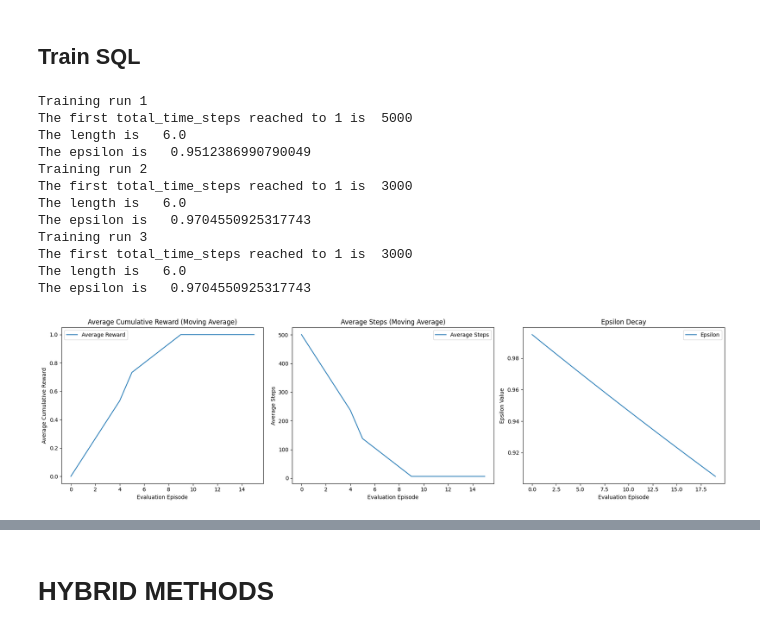
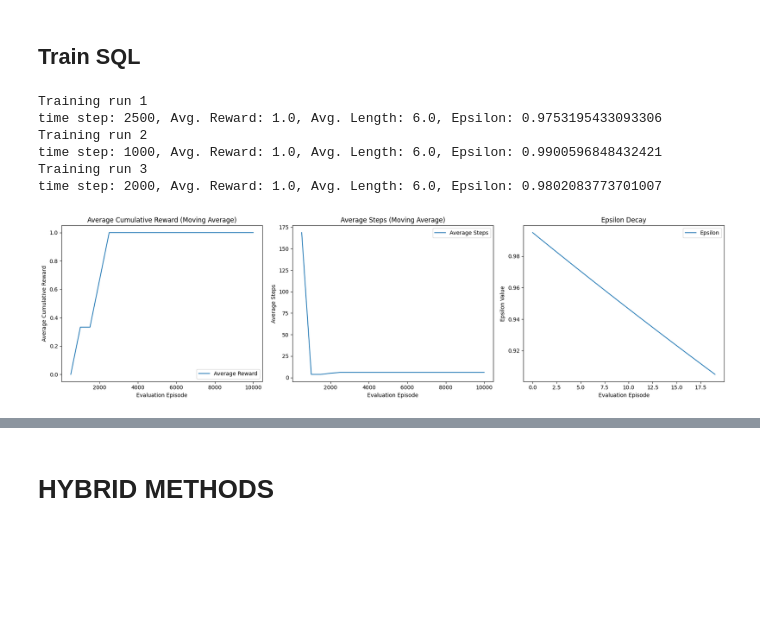
Before and after one commit to mahtabbm/RL_playground, a Jupyter notebook: frozenlake_variants.ipynb, the cells around one changed output, grey strips where cells are left out. Cells and saved outputs as stored; diff of their text form; code cells hidden in the pictures; blank space fills up the shorter version.

```diff
--- a/frozenlake_variants.ipynb
+++ b/frozenlake_variants.ipynb
@@ -239,13 +326,12 @@ all_results = []
 
 for run in range(num_runs):
     print(f"Training run {run + 1}")
-    q_table, rewards, lengths, epsilons, total_steps = train_q_learing(env, episodes=2000, eval_episodes=1, eval_every=1)
+    q_table, rewards, lengths, epsilons, time_steps = train_q_learing(env, episodes=500, eval_episodes=1, eval_every=1)
     all_results.append((rewards, lengths, epsilons))
 
 avg_rewards, avg_lengths, avg_epsilons = average_results(all_results, num_evals=len(all_results[0][0]))
 
-_plot_evaluation(avg_rewards, avg_lengths, avg_epsilons, title="Q-learning FL4x4 (Averaged over 3 runs)", window_size=5)
-print(f"Final Q-Table by taking {total_steps} steps:")
+_plot_evaluation(avg_rewards, avg_lengths, avg_epsilons, time_steps,  title="Q-learning FL4x4 (Averaged over 3 runs)", window_size=5)
 print(q_table)
 # %% [output]
 Training run 1
@@ -372,13 +457,13 @@ def train_double_q_learning(
     q_table_b = initialize_random_q_table(env)
 
     epsilon = initial_epsilon
-    rewards, lengths, epsilons = [], [], []
+    rewards, lengths, epsilons, time_steps = [], [], [], []
     env.reset(seed=1234)
     first = True
     total_steps = 0
 
     for episode in range(episodes):
-        state = env.reset()[0]
+        state = env.reset(seed=1234)[0]
         done = False
 
         while not done:
@@ -402,26 +487,24 @@ def train_double_q_learning(
             total_steps += 1
             state = next_state
             # If done (if we're dead) : finish episode
-            if done:
-                break
+
 
         epsilon = max(min_epsilon, epsilon_decay * epsilon)
 
-        if (episode + 1) % eval_every == 0:
+        if (total_steps + 1) % eval_every == 0:
             avg_reward, avg_length = evaluate_policy(
                 env, q_table_a + q_table_b, eval_episodes
             )
             if first and avg_reward:
                 first = False
-                print("The first episode reached to 1 is ", episode)
-                print("The length is ", avg_length)
-                print("The epsilon is ", epsilon)
+                print(f"Episode: {episode+1}, Time Step: {total_steps + 1}, Avg. Reward: {avg_reward}, Avg. Length: {avg_length}, Epsilon: {epsilon}")
+            time_steps.append(total_steps)
             rewards.append(avg_reward)
             lengths.append(avg_length)
             epsilons.append(epsilon)
 
     print("Double Q-learning training completed.")
-    return q_table_a, q_table_b, rewards, lengths, epsilons, total_steps
+    return q_table_a, q_table_b, rewards, lengths, epsilons, time_steps
 # %%
 env = gym.make('FrozenLake-v1', is_slippery=False)
 
@@ -430,12 +513,12 @@ all_results = []
 
 for run in range(num_runs):
     print(f"Training run {run + 1}")
-    q_table, _, rewards, lengths, epsilons, total_steps = train_double_q_learning(env, episodes=10000, eval_episodes=1, eval_every=1)
+    q_table, _, rewards, lengths, epsilons, time_steps = train_double_q_learning(env, episodes=10000, eval_episodes=1, eval_every=1)
     all_results.append((rewards, lengths, epsilons))
 
 avg_rewards, avg_lengths, avg_epsilons = average_results(all_results, num_evals=len(all_results[0][0]))
 
-_plot_evaluation(avg_rewards, avg_lengths, avg_epsilons, title="DQL FL4x4 ", window_size=5)
+_plot_evaluation(avg_rewards, avg_lengths, avg_epsilons, time_steps, title="DQL FL4x4 ", window_size=5)
 print(f"Final Q-Table by taking {total_steps} steps:")
 print(q_table)
 # %% [output]
@@ -523,7 +600,7 @@ Final Q-Table by taking 234451 steps:
 ## Train SQL
 # %%
 def asynchronous_speedy_q_learning(
-        env, alpha=0.1, epsilon=1.0, gamma=0.99, total_time_steps=10000,
+        env, epsilon=1.0, gamma=0.99, total_time_steps=10000,
         eval_every: int = 100,
         eval_episodes: int = 10,
         epsilon_decay=0.99999,
@@ -531,7 +608,7 @@ def asynchronous_speedy_q_learning(
 ):
     state_space = env.observation_space.n
     action_space = env.action_space.n
-
+    alpha = 1
     # Initialize Q-tables and state visit counts
     Q_k = initialize_random_q_table(env)
     Q_k_minus_1 = np.copy(Q_k)
@@ -539,7 +616,7 @@ def asynchronous_speedy_q_learning(
     N = np.zeros((state_space, action_space), dtype=int)
     state = env.reset(seed=1234)[0]
     t = 0
-    rewards, lengths, epsilons = [], [], []
+    rewards, lengths, epsilons, time_steps = [], [], [], []
     first = True
 
     lake_map=env.desc
@@ -589,41 +666,33 @@ def asynchronous_speedy_q_learning(
             avg_reward, avg_length = evaluate_policy(env, Q_k, eval_episodes)
             if first and avg_reward:
                 first = False
-                print("The first total_time_steps reached to 1 is ", t+1)
-                print("The length is  ", avg_length)
-                print("The epsilon is  ", epsilon)
+                print(f"Time Step: {t + 1}, Avg. Reward: {avg_reward}, Avg. Length: {avg_length}, Epsilon: {epsilon}")
+            time_steps.append(t+1)
             rewards.append(avg_reward)
             lengths.append(avg_length)
             epsilons.append(epsilon)
 
-    return Q_k, rewards, lengths, epsilons, t+1
+    return Q_k, rewards, lengths, epsilons, time_steps
 # %%
 env = gym.make('FrozenLake-v1', is_slippery=False)
 
 num_runs = 3
 all_results = []
 
 for run in range(num_runs):
     print(f"Training run {run + 1}")
-    q_table, rewards, lengths, epsilons, total_steps = asynchronous_speedy_q_learning(env, total_time_steps=10000, eval_episodes=1, eval_every=500)
+    q_table, rewards, lengths, epsilons, time_steps = asynchronous_speedy_q_learning(env, total_time_steps=10000, eval_episodes=1, eval_every=500)
     all_results.append((rewards, lengths, epsilons))
 
 avg_rewards, avg_lengths, avg_epsilons = average_results(all_results, num_evals=len(all_results[0][0]))
 
-_plot_evaluation(avg_rewards, avg_lengths, avg_epsilons, title="SQL FL4x4 ", window_size=5)
-print(f"Final Q-Table by taking {total_steps} steps:")
+_plot_evaluation(avg_rewards, avg_lengths, avg_epsilons, time_steps,title="SQL FL4x4 ", window_size=5)
 print(q_table)
 # %% [output]
 Training run 1
-The first total_time_steps reached to 1 is  5000
-The length is   6.0
-The epsilon is   0.9512386990790049
+time step: 2500, Avg. Reward: 1.0, Avg. Length: 6.0, Epsilon: 0.9753195433093306
 Training run 2
-The first total_time_steps reached to 1 is  3000
-The length is   6.0
-The epsilon is   0.9704550925317743
+time step: 1000, Avg. Reward: 1.0, Avg. Length: 6.0, Epsilon: 0.9900596848432421
 Training run 3
-The first total_time_steps reached to 1 is  3000
-The length is   6.0
-The epsilon is   0.9704550925317743
+time step: 2000, Avg. Reward: 1.0, Avg. Length: 6.0, Epsilon: 0.9802083773701007
-[figure, old version]
+[figure, new version]
```
Also changed, not shown: parts of 17 cells of this notebook.
